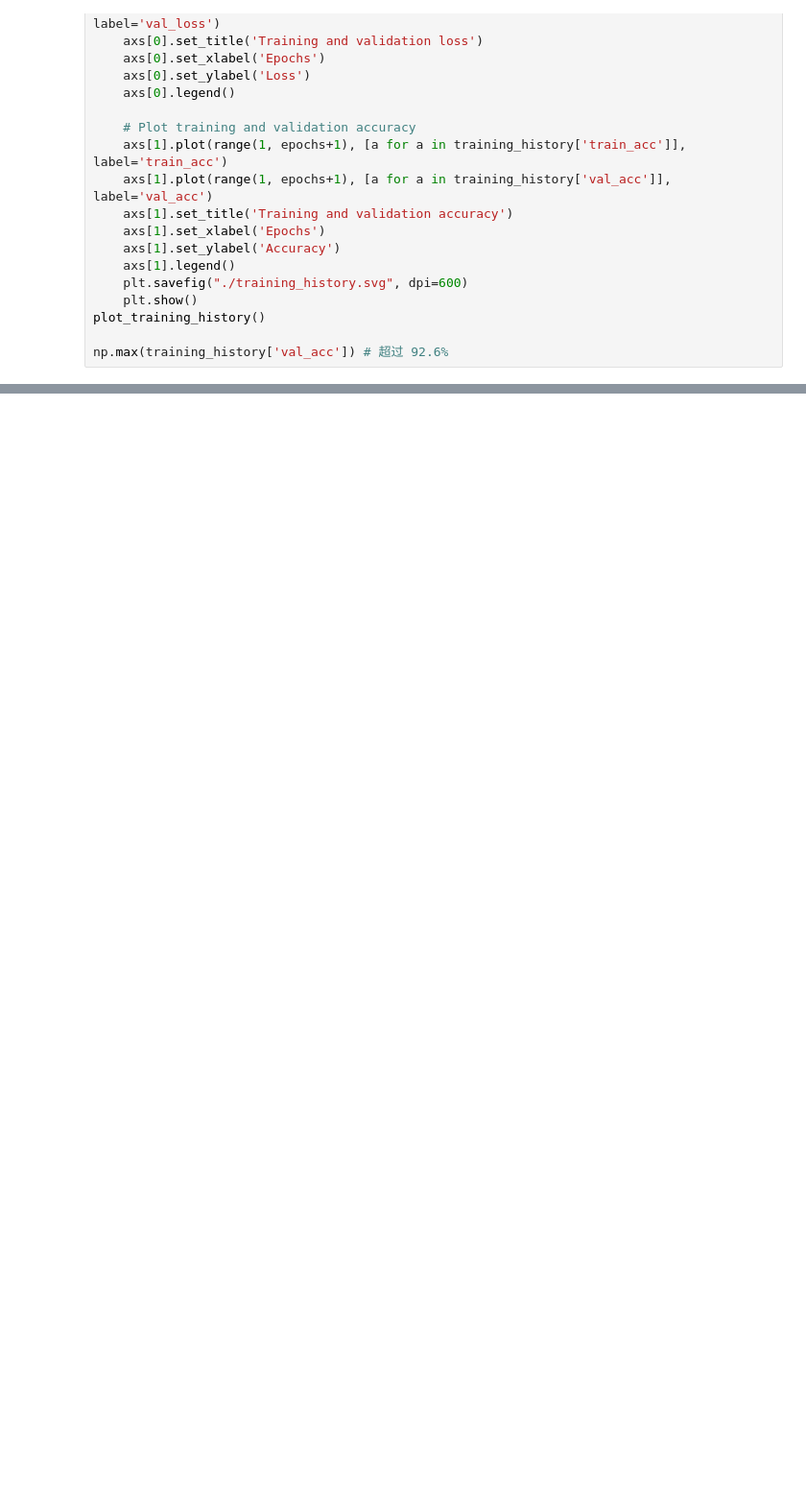
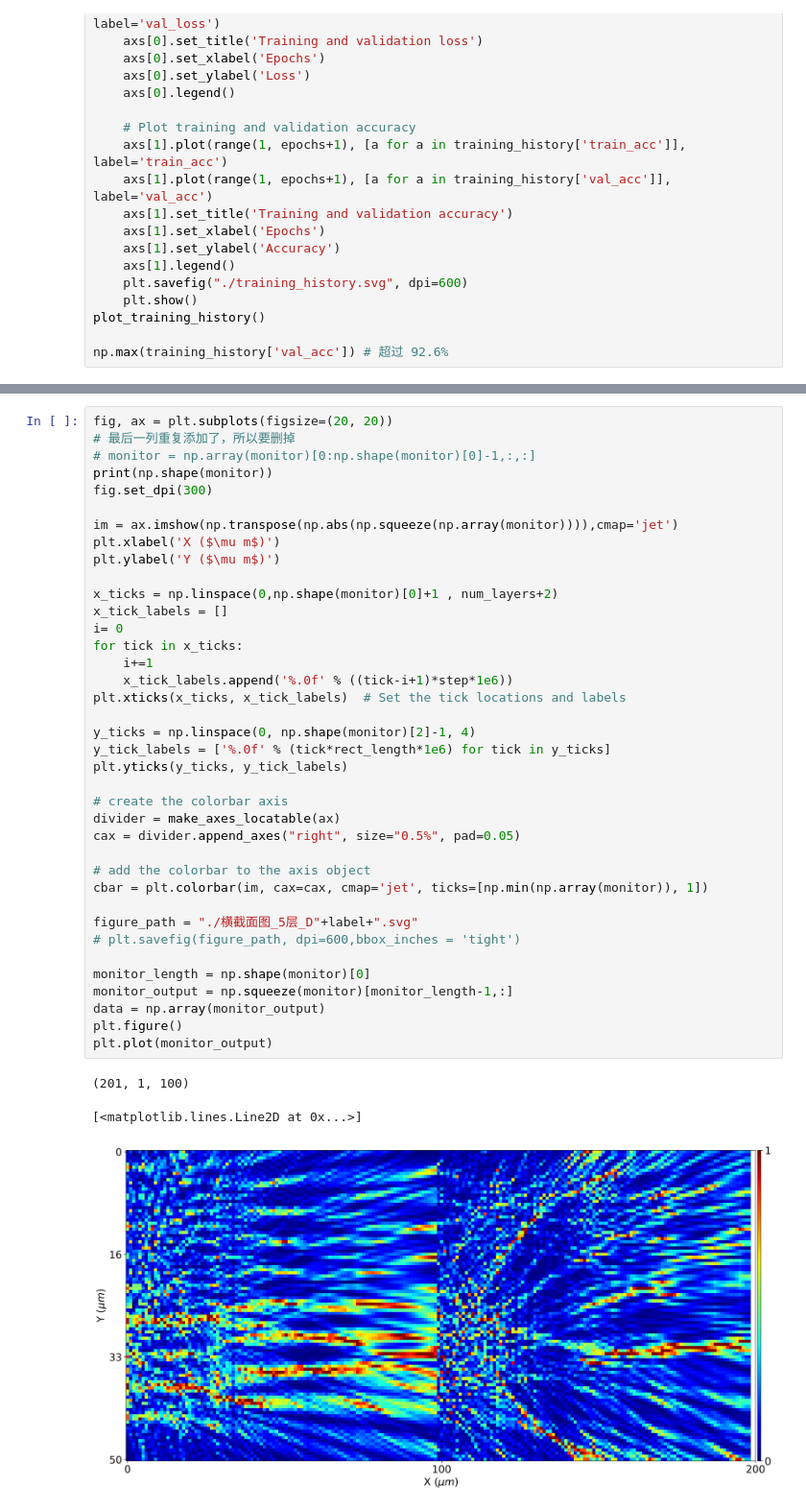
Before and after one commit to 0ce38a2b/Simulating-an-Integrated-Photonic-Image-Classifier-for-Diffractive-Neural-Networks, a Jupyter notebook: 2D_train.ipynb, the cells around one changed output, grey strips where cells are left out. Shown: that part at 96% size. Cells and saved outputs as stored; diff of their text form; blank space fills up the shorter version.

```diff
--- a/2D_train.ipynb
+++ b/2D_train.ipynb
@@ -344,0 +557,42 @@ np.max(training_history['val_acc']) # 超过 92.6%
+# %%
+fig, ax = plt.subplots(figsize=(20, 20))
+# 最后一列重复添加了，所以要删掉
+# monitor = np.array(monitor)[0:np.shape(monitor)[0]-1,:,:]
+print(np.shape(monitor))
+fig.set_dpi(300)
+
+im = ax.imshow(np.transpose(np.abs(np.squeeze(np.array(monitor)))),cmap='jet')
+plt.xlabel('X ($\mu m$)')
+plt.ylabel('Y ($\mu m$)')
+
+x_ticks = np.linspace(0,np.shape(monitor)[0]+1 , num_layers+2)
+x_tick_labels = []
+i= 0
+for tick in x_ticks:
+    i+=1
+    x_tick_labels.append('%.0f' % ((tick-i+1)*step*1e6))
+plt.xticks(x_ticks, x_tick_labels)  # Set the tick locations and labels
+
+y_ticks = np.linspace(0, np.shape(monitor)[2]-1, 4)
+y_tick_labels = ['%.0f' % (tick*rect_length*1e6) for tick in y_ticks]
+plt.yticks(y_ticks, y_tick_labels)
+
+# create the colorbar axis
+divider = make_axes_locatable(ax)
+cax = divider.append_axes("right", size="0.5%", pad=0.05)
+
+# add the colorbar to the axis object
+cbar = plt.colorbar(im, cax=cax, cmap='jet', ticks=[np.min(np.array(monitor)), 1])
+
+figure_path = "./横截面图_5层_D"+label+".svg"
+# plt.savefig(figure_path, dpi=600,bbox_inches = 'tight')
+
+monitor_length = np.shape(monitor)[0]
+monitor_output = np.squeeze(monitor)[monitor_length-1,:]
+data = np.array(monitor_output)
+plt.figure()
+plt.plot(monitor_output)
+# %% [output]
+(201, 1, 100)
+[<matplotlib.lines.Line2D at 0x...>]
+[figure, added]
```
Also changed, not shown: parts of 20 cells of this notebook.
